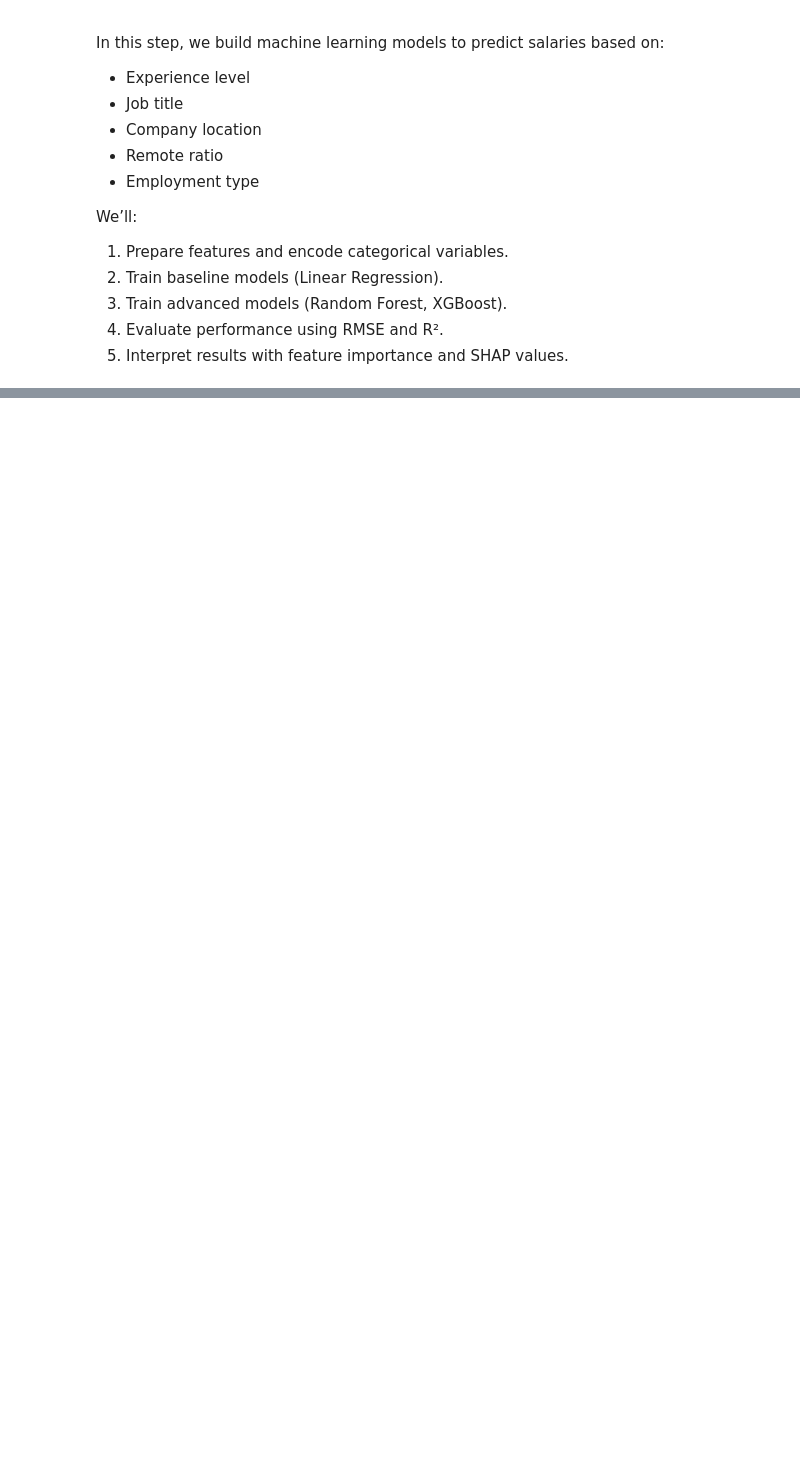
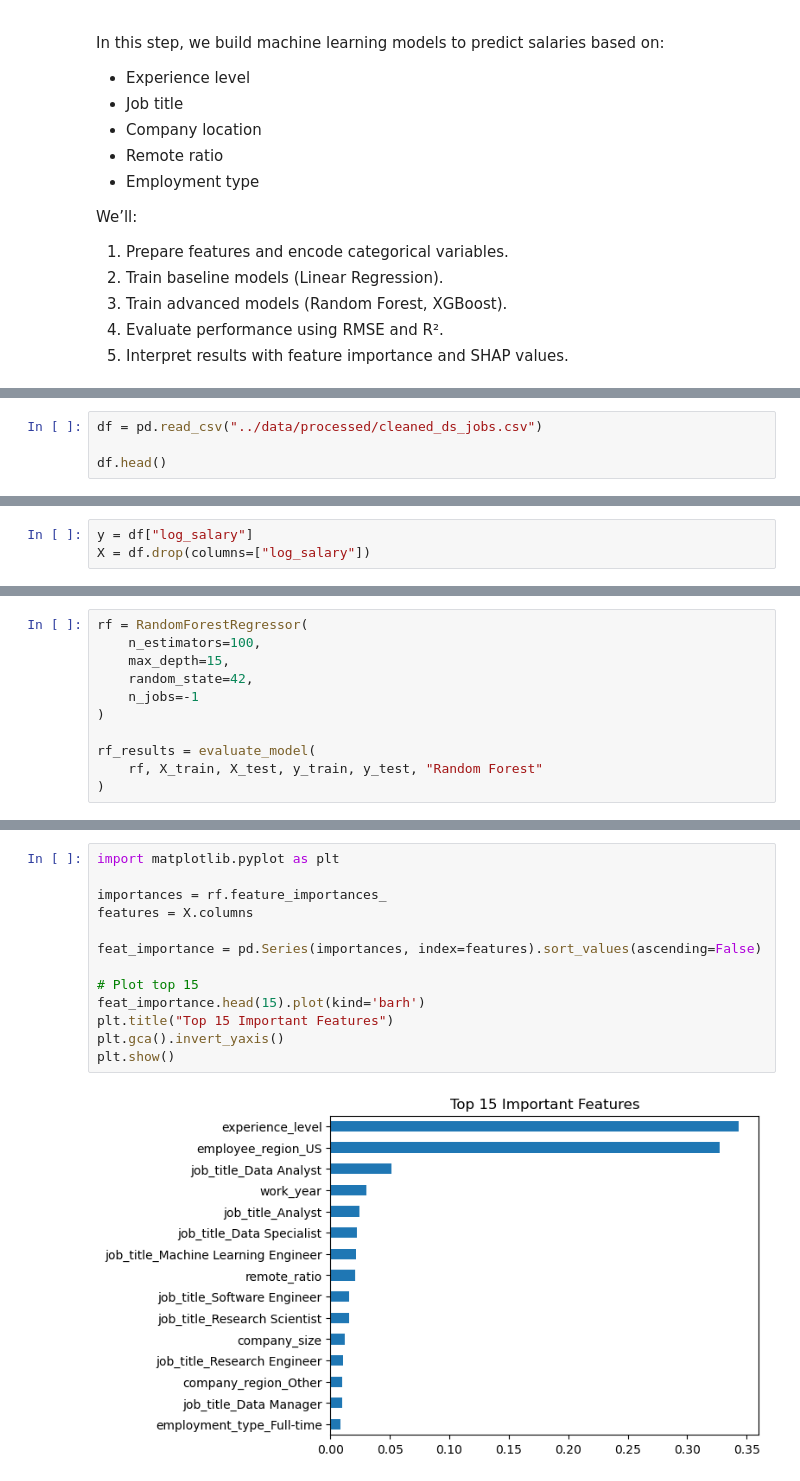
Before and after one commit to DhruvMangal007/ds-salary-trends-analysis, a Jupyter notebook: notebooks/04_salary_prediction_models.ipynb, the cells around one changed output, grey strips where cells are left out. Cells and saved outputs as stored; diff of their text form; blank space fills up the shorter version.

Commit message:
Final Implementation of salary prediction models, update readme file

```diff
--- a/notebooks/04_salary_prediction_models.ipynb
+++ b/notebooks/04_salary_prediction_models.ipynb
@@ -228,0 +35,4 @@ plt.show()
+# %%
+df = pd.read_csv("../data/processed/cleaned_ds_jobs.csv")
+
+df.head()
@@ -228,0 +47,3 @@ plt.show()
+# %%
+y = df["log_salary"]
+X = df.drop(columns=["log_salary"])
@@ -228,0 +137,11 @@ plt.show()
+# %%
+rf = RandomForestRegressor(
+    n_estimators=100,
+    max_depth=15,
+    random_state=42,
+    n_jobs=-1
+)
+
+rf_results = evaluate_model(
+    rf, X_train, X_test, y_train, y_test, "Random Forest"
+)
@@ -228,0 +172,15 @@ plt.show()
+# %%
+import matplotlib.pyplot as plt
+
+importances = rf.feature_importances_
+features = X.columns
+
+feat_importance = pd.Series(importances, index=features).sort_values(ascending=False)
+
+# Plot top 15
+feat_importance.head(15).plot(kind='barh')
+plt.title("Top 15 Important Features")
+plt.gca().invert_yaxis()
+plt.show()
+# %% [output]
+[figure, added]
```
Also changed, not shown: parts of 36 cells of this notebook, 3 other files.
